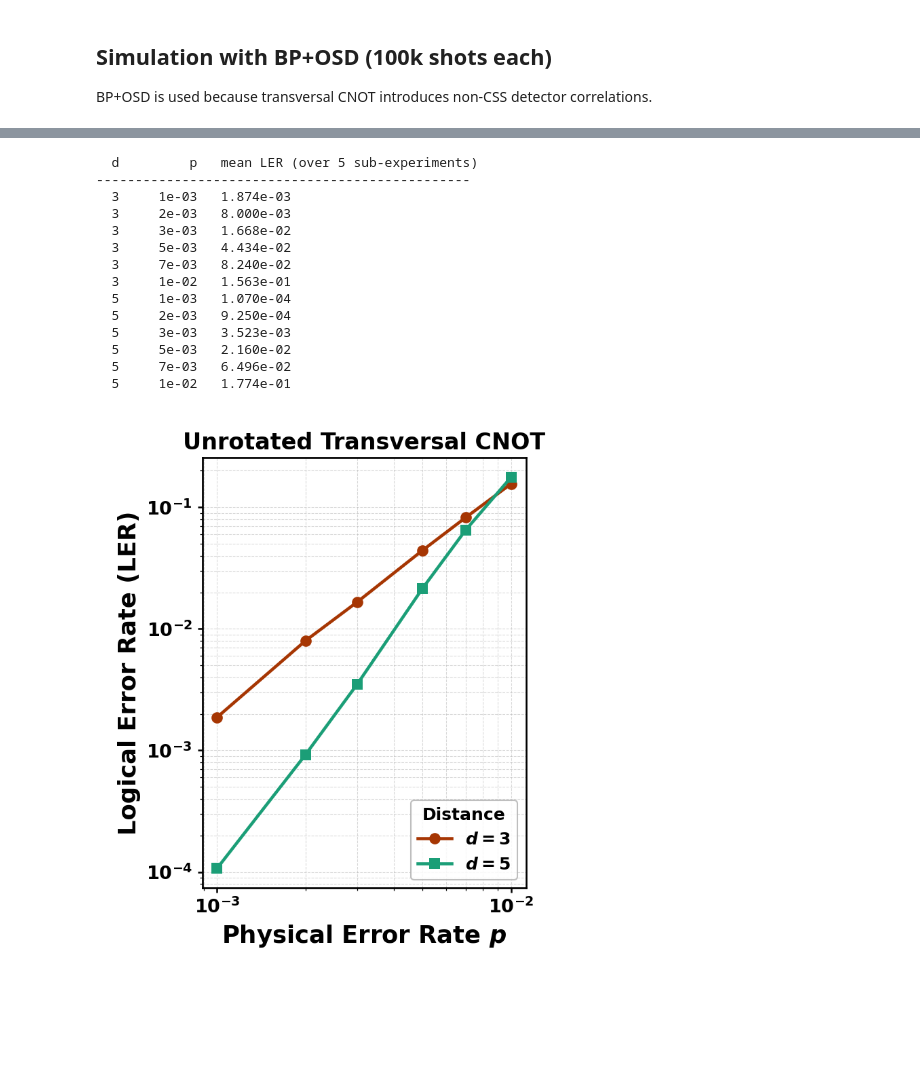
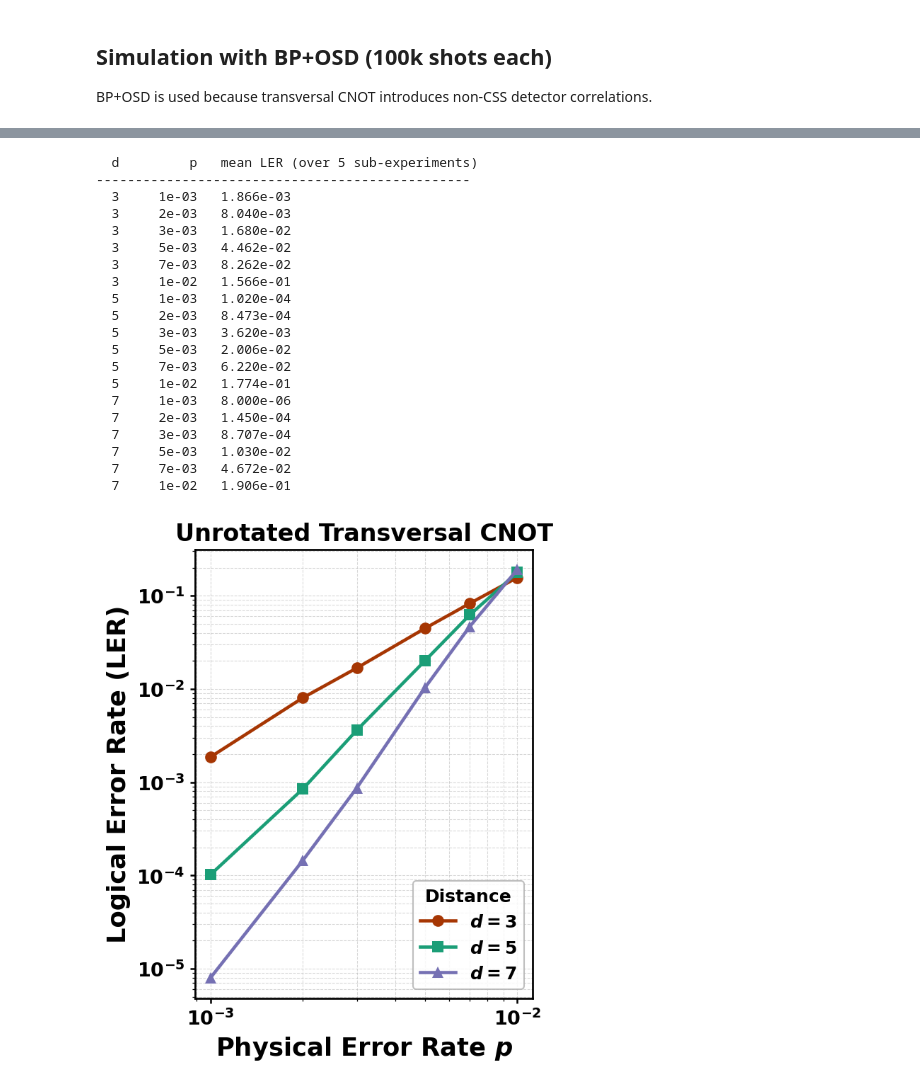
Before and after one commit to QuTone/LightStim, a Jupyter notebook: notebooks/LogicalOps/logical_CNOT_trans_unrotated.ipynb, the cells around one changed output, grey strips where cells are left out. Saved outputs shown, nothing was run; the diff lists cells and outputs as text; code cells hidden in the pictures; blank space fills up the shorter version.

```diff
--- a/notebooks/LogicalOps/logical_CNOT_trans_unrotated.ipynb
+++ b/notebooks/LogicalOps/logical_CNOT_trans_unrotated.ipynb
@@ -146,7 +146,7 @@ Decoding uses **BP+OSD** (the transversal CNOT induces non-CSS detector correlat
 # sub-experiments, one curve per code distance. The transversal CNOT is a single
 # time-slice logical gate, so constant rounds_before = rounds_after = rounds (= 2)
 # is sufficient — no rounds = d scaling — yet the spatial code distance still
-# suppresses the LER below threshold (LER(d=5) < LER(d=3)); the curves cross in
+# suppresses the LER below threshold (LER(d=7) < LER(d=5) < LER(d=3)); the curves cross in
 # the threshold region (p ~ 5e-3 to 1e-2).
 #
 # BP+OSD decoding is required (transversal CNOT -> non-CSS detector correlations).
@@ -160,7 +160,7 @@ from lightstim.plot.styles import apply_paper_style, bold_ticks, PALETTE_DISTANC
 logging.getLogger("matplotlib.font_manager").setLevel(logging.ERROR)  # silence bold-font warnings
 
 P_SWEEP   = [1e-3, 2e-3, 3e-3, 5e-3, 7e-3, 1e-2]
-DISTANCES = [3, 5]
+DISTANCES = [3, 5, 7]
 MARKERS   = {3: "o", 5: "s", 7: "^"}
 
 sweep_pipeline = SimulationPipeline(
@@ -203,43 +203,51 @@ for dd in DISTANCES:
         lers = [sweep_pipeline.run(build_cnot_trans_p(dd, ic, it, mc, mt, pp)).logical_error_rate
                 for sub, ic, it, mc, mt in CNOT_SUB_EXPERIMENTS]
         mean_ler = float(np.mean(lers))
         ler_curves[dd].append(mean_ler)
         print(f"{dd:>3} {pp:>9.0e}   {mean_ler:.3e}")
 
 apply_paper_style()
 fig, ax = plt.subplots(figsize=(4.5, 5.5))
 proxies = []
 for dd in DISTANCES:
     color  = PALETTE_DISTANCE.get(dd, "gray")
     marker = MARKERS.get(dd, "o")
-    ax.loglog(P_SWEEP, ler_curves[dd], marker=marker, color=color,
+    _y = np.array(ler_curves[dd], dtype=float)
+    _y[_y <= 0] = np.nan  # drop zero-error points (e.g. d=7 low-p) from the log plot
+    ax.loglog(P_SWEEP, _y, marker=marker, color=color,
               linestyle="-", markeredgecolor="none")
     proxies.append(mlines.Line2D([], [], color=color, ls="-", marker=marker,
                                  markersize=8, markeredgecolor="none", label=f"$d = {dd}$"))
 
 ax.set_xlabel("Physical Error Rate $p$")
 ax.set_ylabel("Logical Error Rate (LER)")
 ax.set_title(TITLE, fontsize=16)  # 16pt so the long title fits the 4.5" width
 ax.grid(True, which="both", ls="--", linewidth=0.5, alpha=0.5)
 bold_ticks(ax)
 leg = ax.legend(handles=proxies, title="Distance", loc="lower right",
                 frameon=True, framealpha=0.85)
 leg.get_title().set_fontweight("bold")
 fig.tight_layout()
 plt.show()
 # %% [output]
   d         p   mean LER (over 5 sub-experiments)
 ------------------------------------------------
-  3     1e-03   1.874e-03
-  3     2e-03   8.000e-03
-  3     3e-03   1.668e-02
-  3     5e-03   4.434e-02
-  3     7e-03   8.240e-02
-  3     1e-02   1.563e-01
-  5     1e-03   1.070e-04
-  5     2e-03   9.250e-04
-  5     3e-03   3.523e-03
-  5     5e-03   2.160e-02
-  5     7e-03   6.496e-02
+  3     1e-03   1.866e-03
+  3     2e-03   8.040e-03
+  3     3e-03   1.680e-02
+  3     5e-03   4.462e-02
+  3     7e-03   8.262e-02
+  3     1e-02   1.566e-01
+  5     1e-03   1.020e-04
+  5     2e-03   8.473e-04
+  5     3e-03   3.620e-03
+  5     5e-03   2.006e-02
+  5     7e-03   6.220e-02
   5     1e-02   1.774e-01
+  7     1e-03   8.000e-06
+  7     2e-03   1.450e-04
+  7     3e-03   8.707e-04
+  7     5e-03   1.030e-02
+  7     7e-03   4.672e-02
+  7     1e-02   1.906e-01
-[figure, old version]
+[figure, new version]
```
Also changed, not shown: parts of 2 cells of this notebook, 8 other files.
